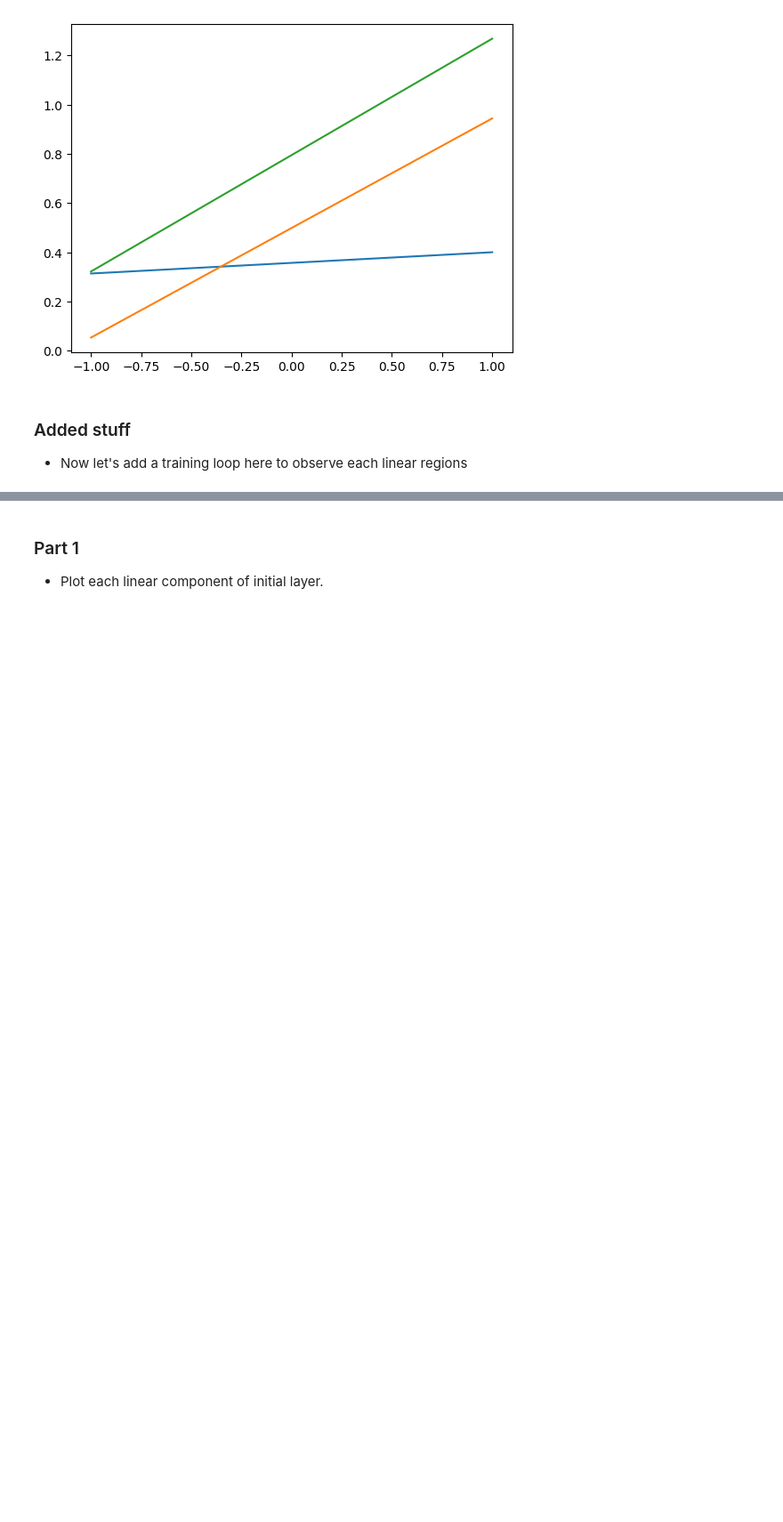
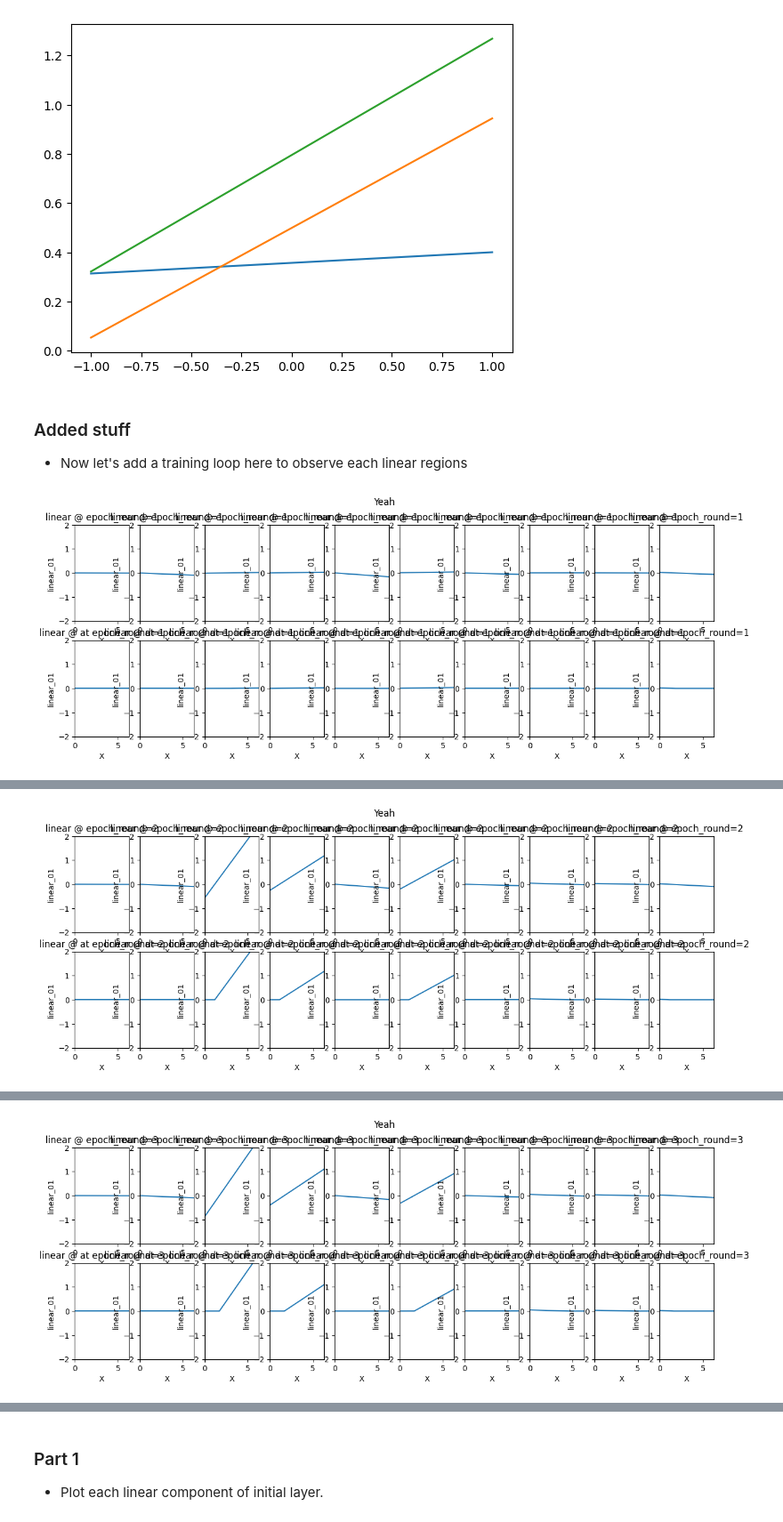
Before and after one commit to jumzzz/understanding-dl, a Jupyter notebook: ch-03/03-observe-joints.ipynb, the cells around one changed output, grey strips where cells are left out. Shown at 89% size. Saved outputs shown, nothing was run; the diff lists cells and outputs as text; code cells hidden in the pictures; blank space fills up the shorter version.

Commit message:
added iterative plot

```diff
--- a/ch-03/03-observe-joints.ipynb
+++ b/ch-03/03-observe-joints.ipynb
@@ -123,10 +163,27 @@ def parameter_sizes(params):
 # %%
 # Network initial parameters
 num_hidden = 10
 net_sizes = [
   (1, num_hidden),
   (num_hidden, 1),
 ]
 
 random_seed = np.random.randint(0, 1024)
 params = init_network_params(net_sizes, random.PRNGKey(random_seed))
+
+current_epoch = 0
+epoch_per_round = 1024
+total_epoch_rounds = 5
+num_training_samples = 1024
+step_display = 10
+
+for epoch_round in range(1, total_epoch_rounds):
+    plot_first_activations(params, X_test, epoch_round)
+    params = train_network(params, num_training_samples, epoch_per_round, step_display)
+    X_test, y_test = generate_sine_data(256)
+    # X_test, y_test = generate_sine_data(256)
+    # y_pred = predict(params, X_test)
+    # loss = loss_func(params, X_test, y_test)
+    # print(f'[{epoch_round}]/{total_epoch_rounds} loss = {loss}')
+# %% [output]
+[figure, added]
@@ -132,0 +207 @@ params = init_network_params(net_sizes, random.PRNGKey(random_seed))
+[figure, added]
@@ -132,0 +225 @@ params = init_network_params(net_sizes, random.PRNGKey(random_seed))
+[figure, added]
```
Also changed, not shown: parts of 4 cells of this notebook.
